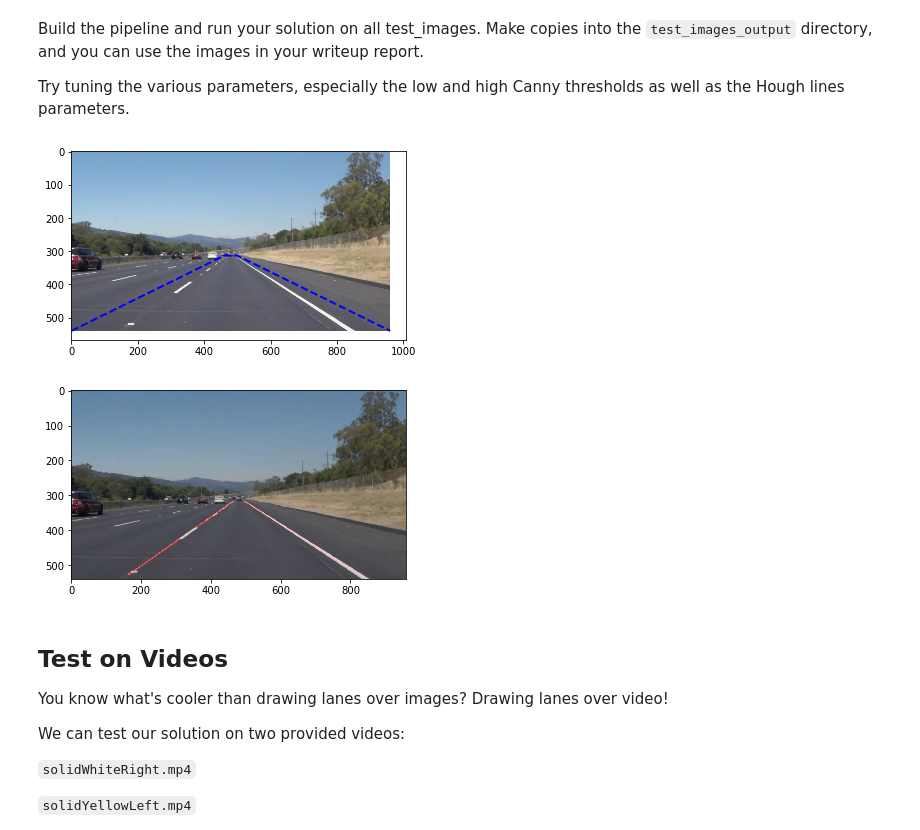
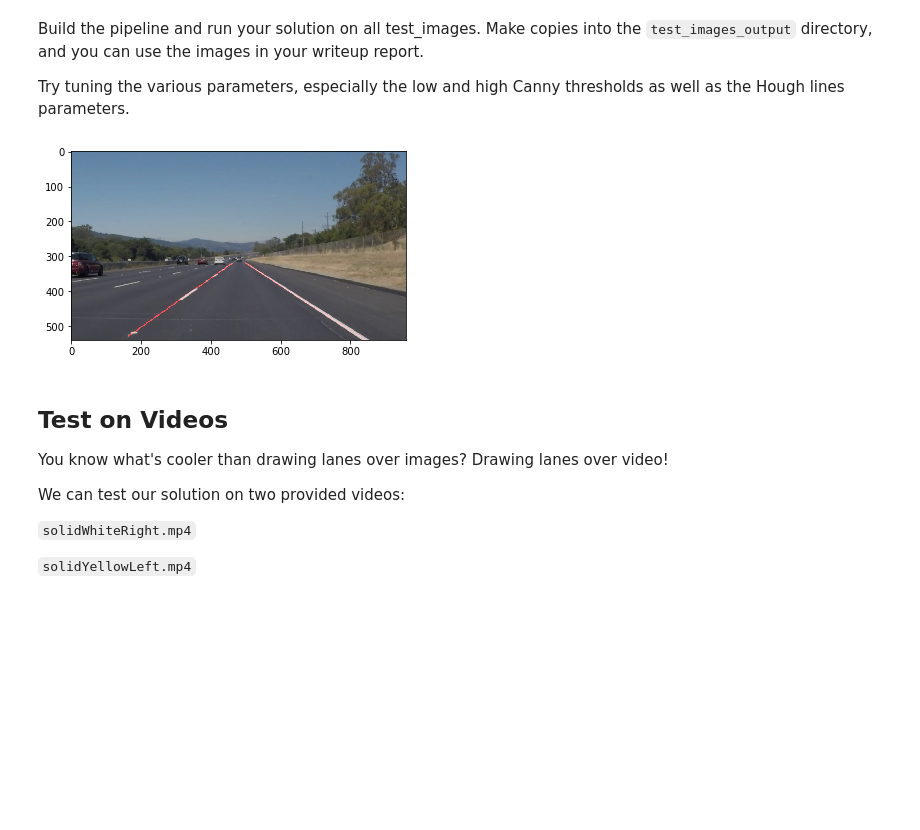
Before and after one commit to mbshbn/CarND-LaneLines-P1, a Jupyter notebook: P1.ipynb, the cells around one changed output. Drawn from its saved outputs; the diff is of its cells as text; code cells hidden in the pictures; blank space fills up the shorter version.

```diff
--- a/P1.ipynb
+++ b/P1.ipynb
@@ -234,44 +245,49 @@ gray = grayscale(image)
 
 # Define a kernel size and apply Gaussian smoothing
 kernel_size = 5
 blur_gray = gaussian_blur(gray, kernel_size)
 #plt.imshow(blur_gray, cmap='gray')
 #plt.show()
 
 # Define our parameters for Canny and apply
 low_threshold = 50
 high_threshold = 150
 edges = canny(blur_gray, low_threshold, high_threshold)
 
 imshape = image.shape
 ysize = image.shape[0]
 xsize = image.shape[1]
-vertices = np.array([[(0,ysize),(2.4*xsize/5, 1.16*ysize/2), (2.6*xsize/5, 1.16*ysize/2), (xsize,ysize)]], dtype=np.int32)
+vertices = np.array([[(0,ysize),(2.4*xsize/5, 1.19*ysize/2), (2.6*xsize/5, 1.19*ysize/2), (xsize,ysize)]], dtype=np.int32)
+#print(vertices)
 masked_edges = region_of_interest(edges, vertices)
 
 # Display the image and show region and color selections
 plt.imshow(image)
-x = [0,2.4*xsize/5,2.6*xsize/5,xsize ]
-y = [ysize, 1.16*ysize/2, 1.16*ysize/2,ysize]
-plt.plot(x, y, 'b--', lw=2)
-plt.show()
+#x = [0,2.4*xsize/5,2.6*xsize/5,xsize ]
+#y = [ysize, 1.16*ysize/2, 1.16*ysize/2,ysize]
+#x_region = [vertices[0,0],vertices[1,0],vertices[2,0],vertices[3,0] ]
+#y_region = [vertices[0,1],vertices[1,1],vertices[2,1],vertices[3,1] ]
+#plt.plot(x, y, 'b--', lw=2)
+#plt.show()
 
-rho = 1 # 2 #distance resolution in pixels of the Hough grid
+rho = 2 #distance resolution in pixels of the Hough grid
 theta = np.pi/180 # angular resolution in radians of the Hough grid
-threshold = 1 #15#    # minimum number of votes (intersections in Hough grid cell)
-min_line_len = 10 #40 #minimum number of pixels making up a line
-max_line_gap = 5    # 20 #maximum gap in pixels between connectable line segments
+threshold = 15    # minimum number of votes (intersections in Hough grid cell)
+min_line_len = 40 #minimum number of pixels making up a line
+max_line_gap = 200 #maximum gap in pixels between connectable line segments
 line_image = hough_lines(masked_edges, rho, theta, threshold, min_line_len, max_line_gap)
 
 # Create a "color" binary image to combine with line image
 lines_edges = weighted_img(line_image, image, α=0.8, β=1., γ=0.)
 plt.imshow(lines_edges)
+#x_region = [vertices[0,0,0],vertices[0,1,0],vertices[0,2,0],vertices[0,3,0] ]
+#y_region = [vertices[0,0,1],vertices[0,1,1],vertices[0,2,1],vertices[0,3,1] ]
+#plt.plot(x_region, y_region, 'b--', lw=2)
 plt.show()
 # then save them to the test_images_output directory.
 mpimg.imsave("test_images_output/output.png", lines_edges)
 # %% [output]
-[figure, old version]
+[figure, new version]
-[figure, removed]
 # %% [markdown]
 ## Test on Videos
 
```
Also changed, not shown: parts of 9 cells of this notebook, 2 other files.
